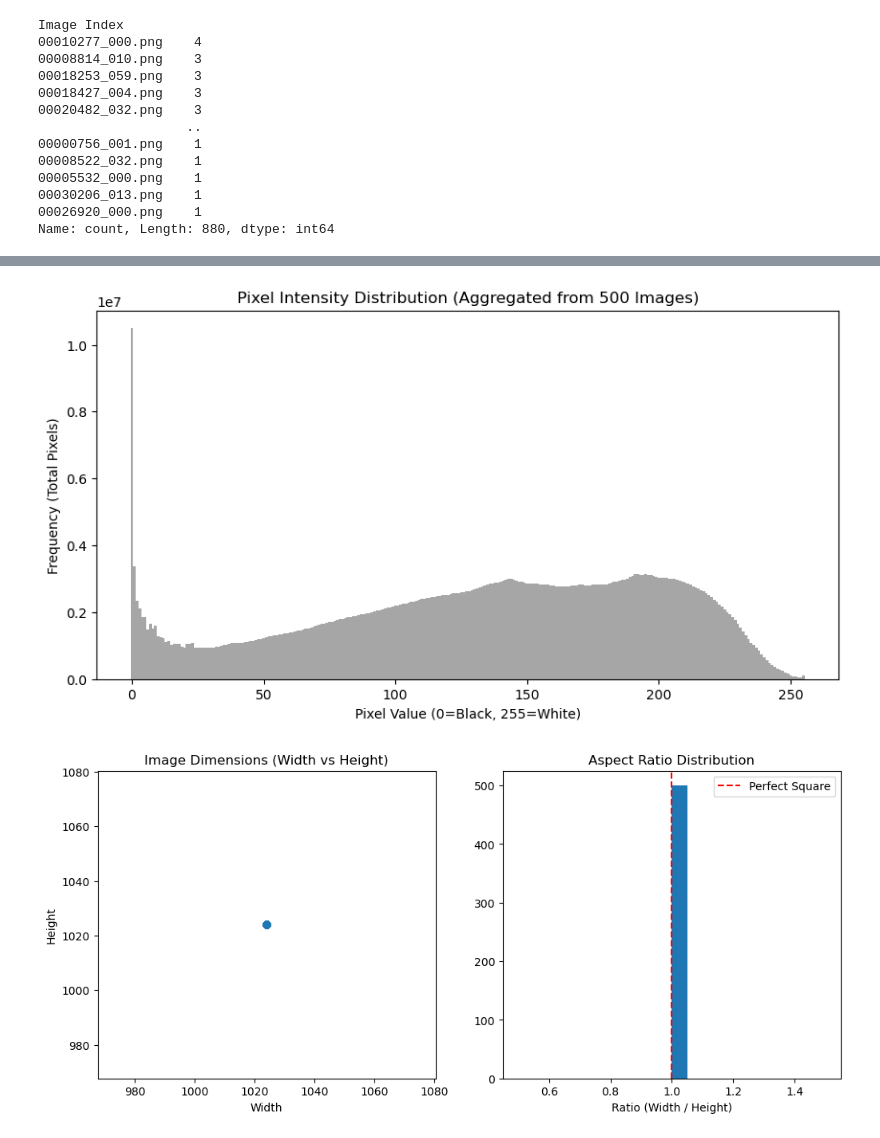
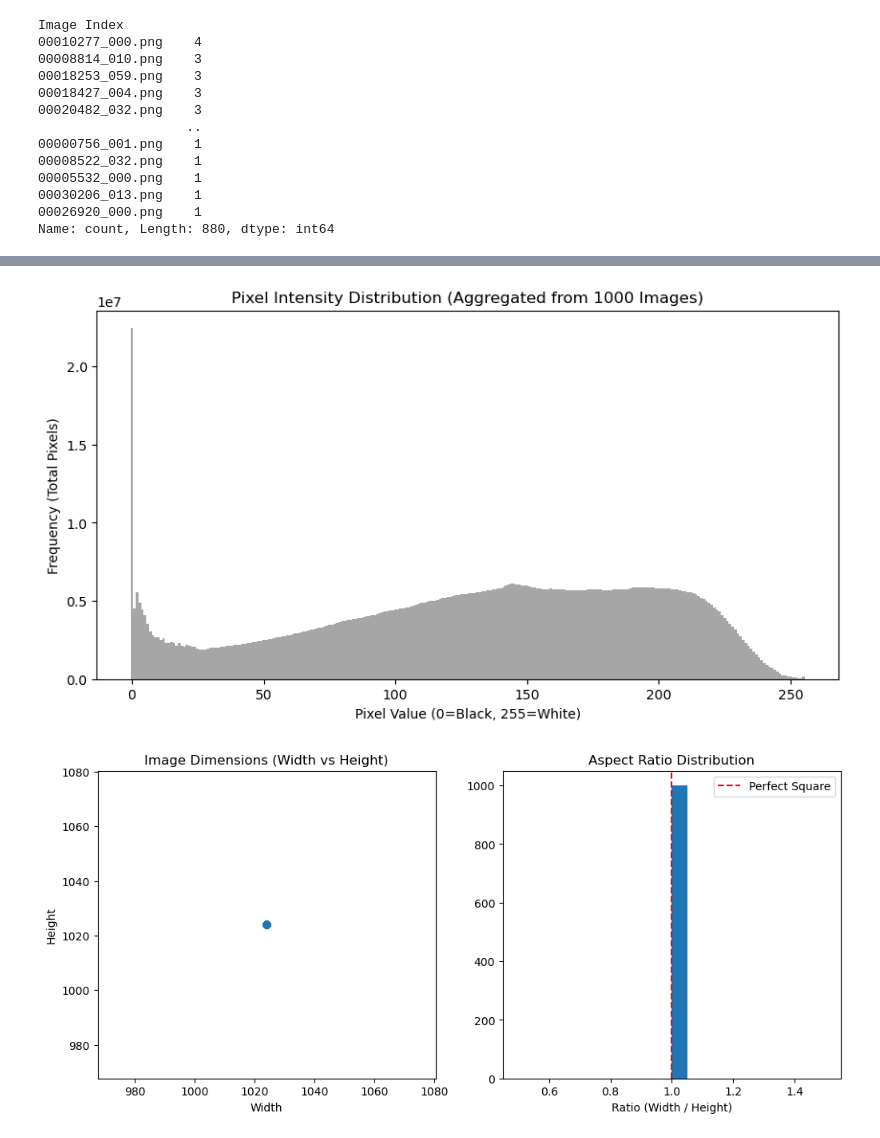
Before and after one commit to k-phantastic/NIH-XRay-Segmentation, a Jupyter notebook: metadata_eda.ipynb, the cells around one changed output, grey strips where cells are left out. Drawn from its saved outputs; the diff is of its cells as text; code cells hidden in the pictures.

```diff
--- a/metadata_eda.ipynb
+++ b/metadata_eda.ipynb
@@ -19,4 +19,9 @@ import glob
 import seaborn as sns
 pd.set_option('display.max_columns', None)
 %matplotlib inline
+# %%
+# Paths
+DATA_ENTRY_2017_PATH = 'data/Data_Entry_2017.csv'
+BBOX_PATH = 'data/BBox_List_2017.csv'
+IMAGE_PATHS = 'images/images_*/images/*.png'
 # %% [markdown]
@@ -299,30 +288,30 @@ plt.show()
 [figure]
 # %%
 # Re-grab paths just in case
-image_paths = glob.glob('images_001/images/*.png')[:500]
+image_glob = glob.glob(IMAGE_PATHS)[:1000] # Limit to first 1000 for speed
 
 # Initialize an empty array to hold the counts for 256 pixel values (0 to 255)
 # RAM Friendly Method
 total_pixel_counts = np.zeros(256, dtype=int)
 
-for path in image_paths:
+for path in image_glob:
     img = cv2.imread(path, 0)
 
     if img is not None:
         img_hist = cv2.calcHist([img], [0], None, [256], [0, 256])
 
         # Add the counts from this image to our running total
         total_pixel_counts += img_hist.flatten().astype(int)
 
 # Plot using the PRE-CALCULATED counts
 plt.figure(figsize=(10, 5))
 plt.bar(range(256), total_pixel_counts, color='gray', width=1.0, alpha=0.7)
-plt.title(f"Pixel Intensity Distribution (Aggregated from {len(image_paths)} Images)")
+plt.title(f"Pixel Intensity Distribution (Aggregated from {len(image_glob)} Images)")
 plt.xlabel("Pixel Value (0=Black, 255=White)")
 plt.ylabel("Frequency (Total Pixels)")
 plt.show()
 # %% [output]
-[figure, old version]
+[figure, new version]
 # %%
 widths = []
 heights = []
```
Also changed, not shown: parts of 21 cells of this notebook, 4 other files.
